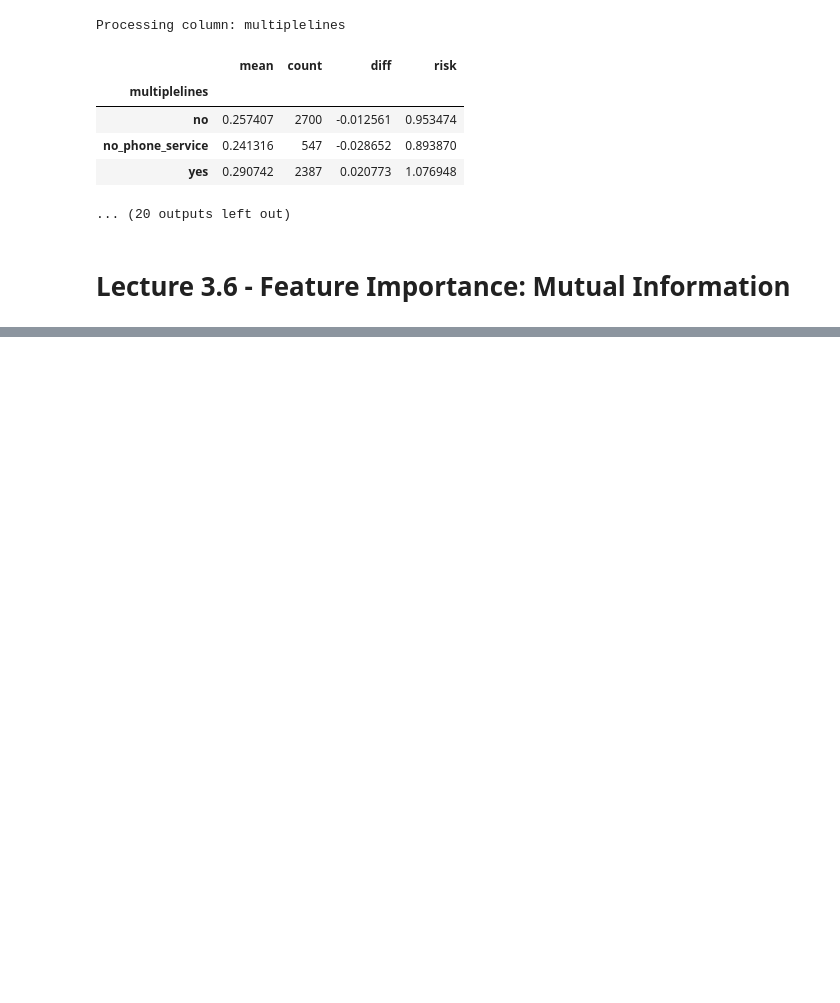
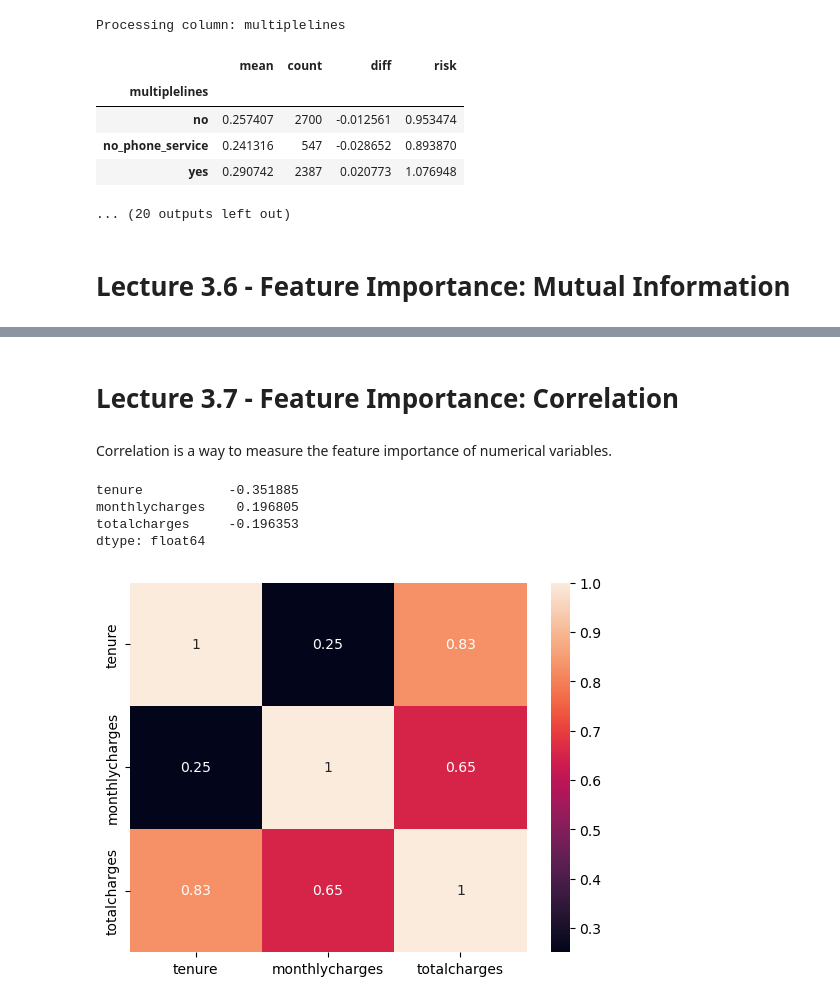
Before and after one commit to kabsmeiou/ml-zoomcamp, a Jupyter notebook: Jupyter Notebook/Lecture 3/Classification.ipynb, the cells around one changed output, grey strips where cells are left out. Saved outputs shown, nothing was run; the diff lists cells and outputs as text; code cells hidden in the pictures; blank space fills up the shorter version.

Commit message:
Lecture 3.6 - 3.7

```diff
--- a/Jupyter Notebook/Lecture 3/Classification.ipynb
+++ b/Jupyter Notebook/Lecture 3/Classification.ipynb
@@ -304,0 +365,17 @@ Processing column: multiplelines
+# %% [markdown]
+# Lecture 3.7 - Feature Importance: Correlation
+# %% [markdown]
+Correlation is a way to measure the feature importance of numerical variables.
+# %%
+df_full_train[numerical_variables].corrwith(df_full_train.churn)
+# %% [output]
+tenure           -0.351885
+monthlycharges    0.196805
+totalcharges     -0.196353
+dtype: float64
+# %%
+corr_matrix = df_full_train[numerical_variables].corr()
+sns.heatmap(corr_matrix, annot=True)
+plt.show()
+# %% [output]
+[figure, added]
```
Also changed, not shown: parts of 12 cells of this notebook.
